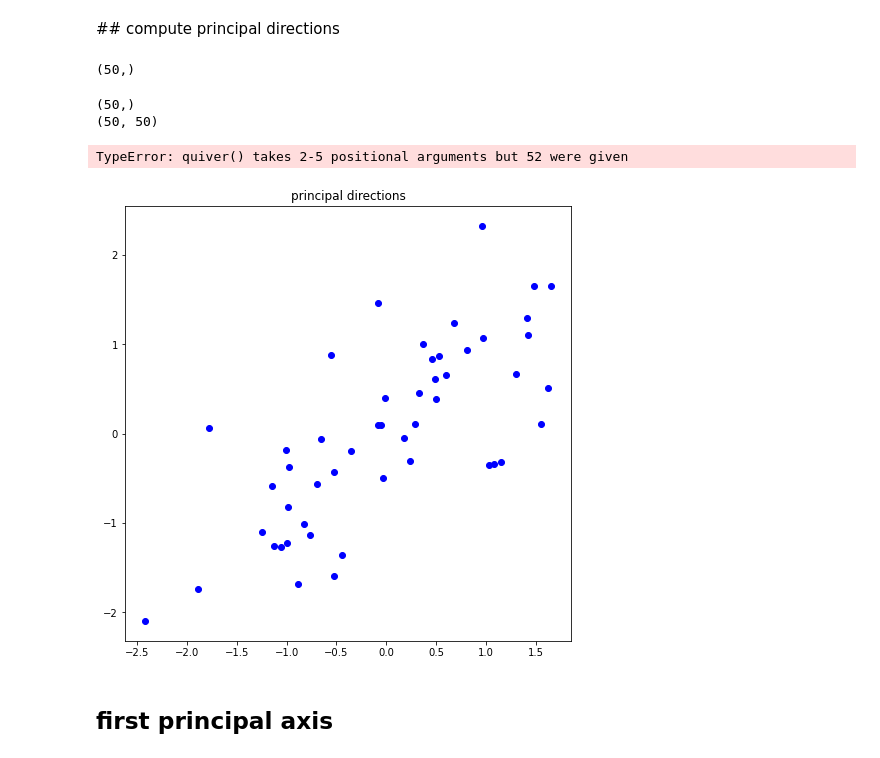
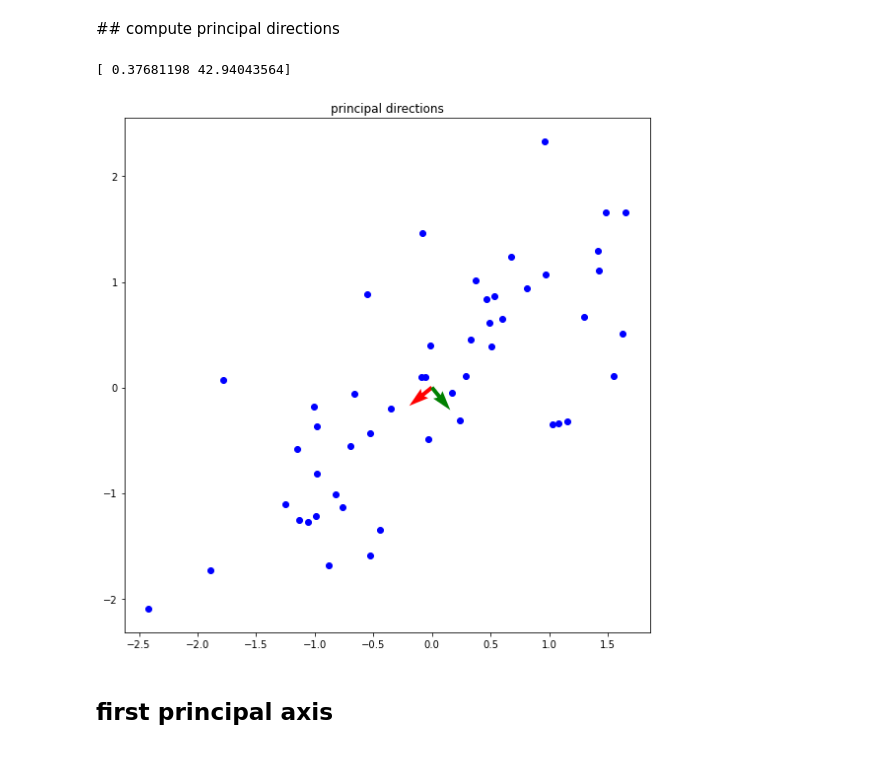
Before and after one commit to YJbonobono/assignment-machine-learning, a Jupyter notebook: 12/assignment_12_new.ipynb, the cells around one changed output. Drawn from its saved outputs; the diff is of its cells as text; code cells hidden in the pictures.

Commit message:
plot eigenvector but not sure

```diff
--- a/12/assignment_12_new.ipynb
+++ b/12/assignment_12_new.ipynb
@@ -72,8 +72,7 @@ def compute_covariance(feature):
     x = feature[:,0]
     y = feature[:,1]
     Z = np.array((x, y)).T
-    print(Z)
     ZT = Z.T
-    Sigma = (1/number_data)*(Z@ZT)
+    Sigma = (1/number_data)*(ZT@Z)
     # ===================================================
     return Sigma
@@ -107,38 +84,34 @@ def compute_eigen(X):
     S, U = np.linalg.eig(X)
     # ===================================================
     return S, U
-# %%
-S, U = np.linalg.eig(Sigma)
-print(S.shape)
-# %% [output]
-(50,)
 # %%
 plt.figure(figsize=(8,8))
 plt.title('principal directions')
 # ===================================================
 
+Sigma = compute_covariance(feature)
+S, U = np.linalg.eig(Sigma)
+print(S)
+origin = [0,0]
 
 # EigenValue
-pd1 = np.max(S)
-pd2 = np.sort(S)[-2]
+pd1 = S[0]
+pd2 = S[1]
 
 # EigenVector
-pd1_idx = np.where(pd1)
-pd2_idx = np.where(pd2)
-eigvec1 = U[:,pd1_idx]
-eigvec2 = U[:,pd2_idx]
+eigvec1 = U[0]
+eigvec2 = U[1]
 
 plt.scatter(x, y, color='blue')
-plt.quiver(*origin, *eigvec1[i], color=['r'], scale=pd1)
+plt.quiver(*origin, *eigvec1, color=['r'])
+plt.quiver(*origin, *eigvec2, color=['g'])
 
 # ===================================================
 plt.tight_layout()
 plt.show()
 # %% [output]
-(50,)
-(50, 50)
+[ 0.37681198 42.94043564]
-TypeError: quiver() takes 2-5 positional arguments but 52 were given
-[figure, old version]
+[figure, new version]
 # %% [markdown]
 ## first principal axis
 # %%
```
Also changed, not shown: parts of 2 cells of this notebook.
